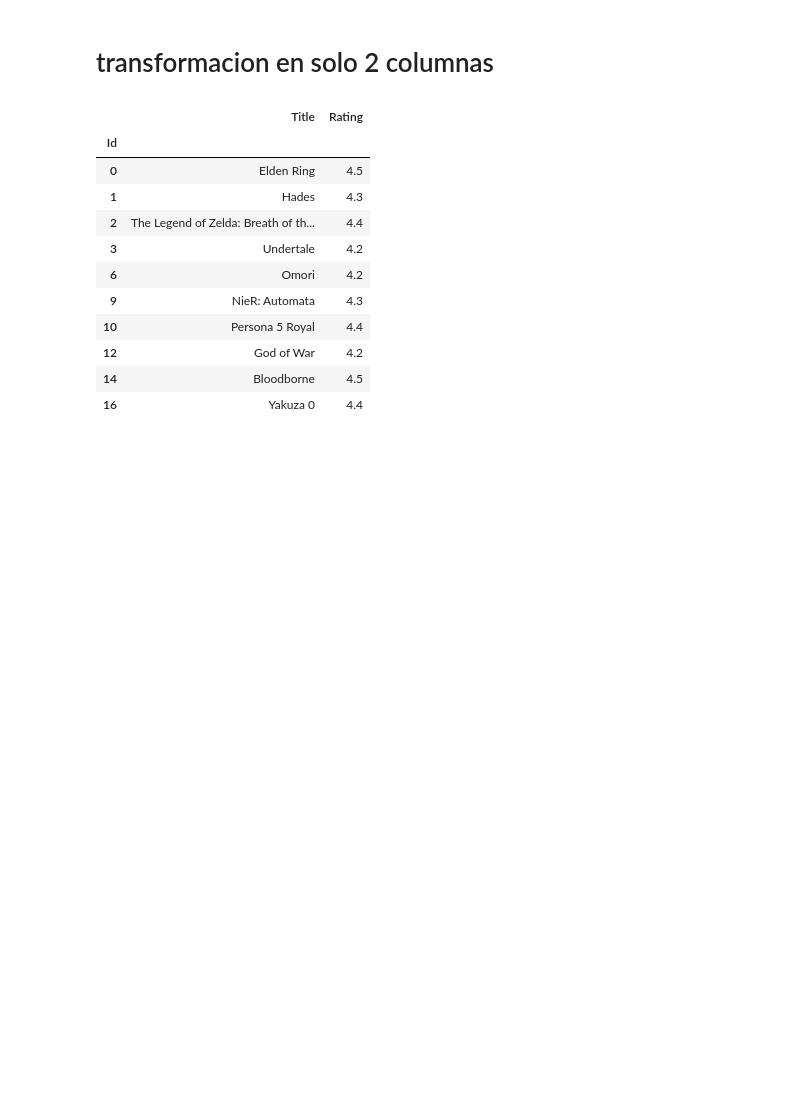
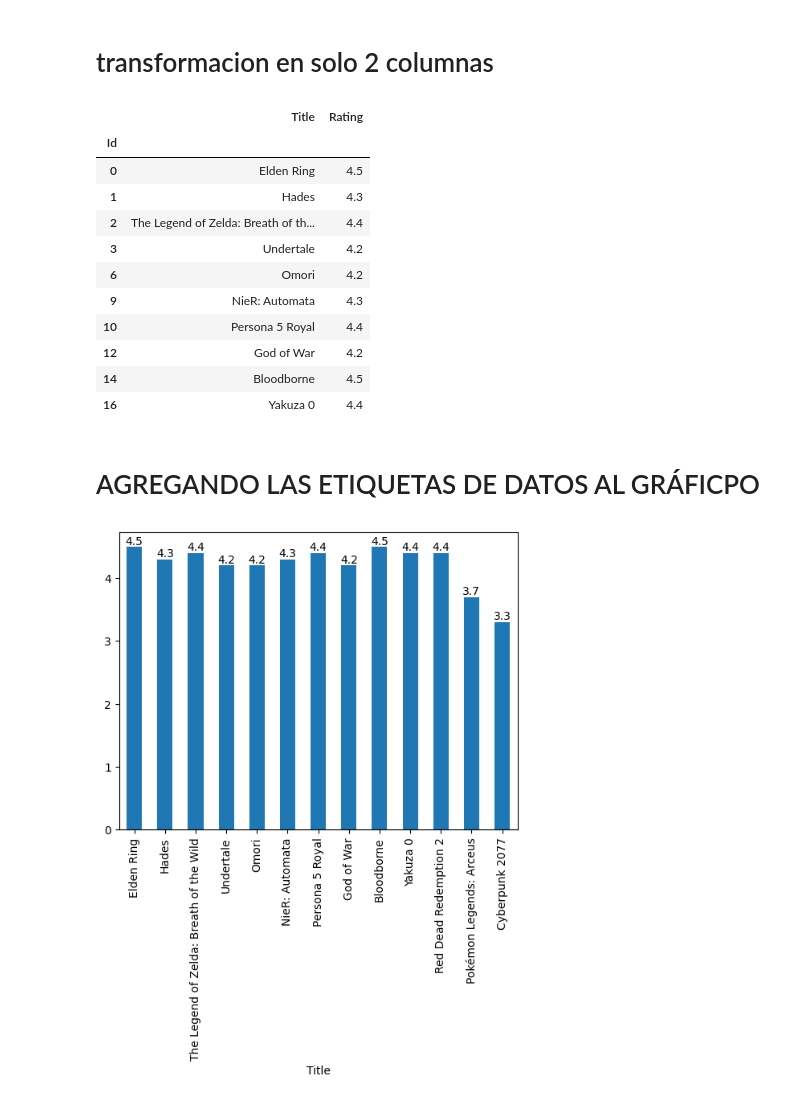
Before and after one commit to Fatekiz/Repositorio_Fatekiz, a Jupyter notebook: jupyter/04.pandas.ipynb, the cells around one changed output. Saved outputs shown, nothing was run; the diff lists cells and outputs as text; code cells hidden in the pictures; blank space fills up the shorter version.

```diff
--- a/jupyter/04.pandas.ipynb
+++ b/jupyter/04.pandas.ipynb
@@ -153,3 +153,17 @@ nombresRPG.head(10) # ver los primeros 10
 | 12 | God of War | 4.2 |
 | 14 | Bloodborne | 4.5 |
 | 16 | Yakuza 0 | 4.4 |
+# %% [markdown]
+# AGREGANDO LAS ETIQUETAS DE DATOS AL GRÁFICPO
+# %%
+datasetRPG = nombresRPG.head(13)
+datasetRPG.set_index('Title', inplace=True) # inplace Modifíca el DataFrame datasetRPG, osea "en cada" uno de ellos, agrega el titulo y de así no tengo que crear una nueva Var
+
+grafico = datasetRPG['Rating'].plot(kind='bar')
+
+# Agregando etiquetasde Rating en las barras
+for i, rating in enumerate(datasetRPG['Rating']):
+    grafico.annotate(str(rating), xy=(i,rating), ha='center', va='bottom')
+plt.show()
+# %% [output]
+[figure, added]
```
